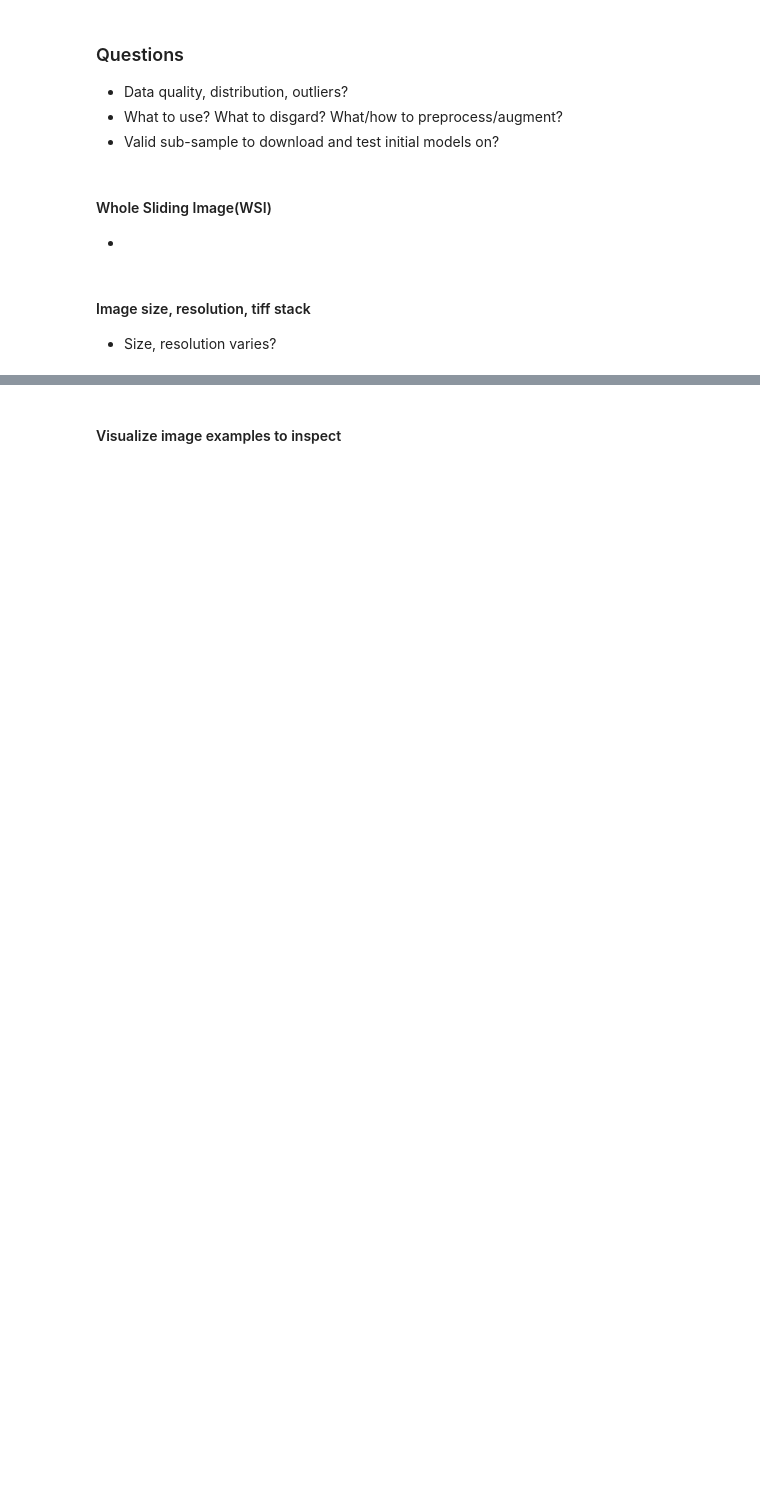
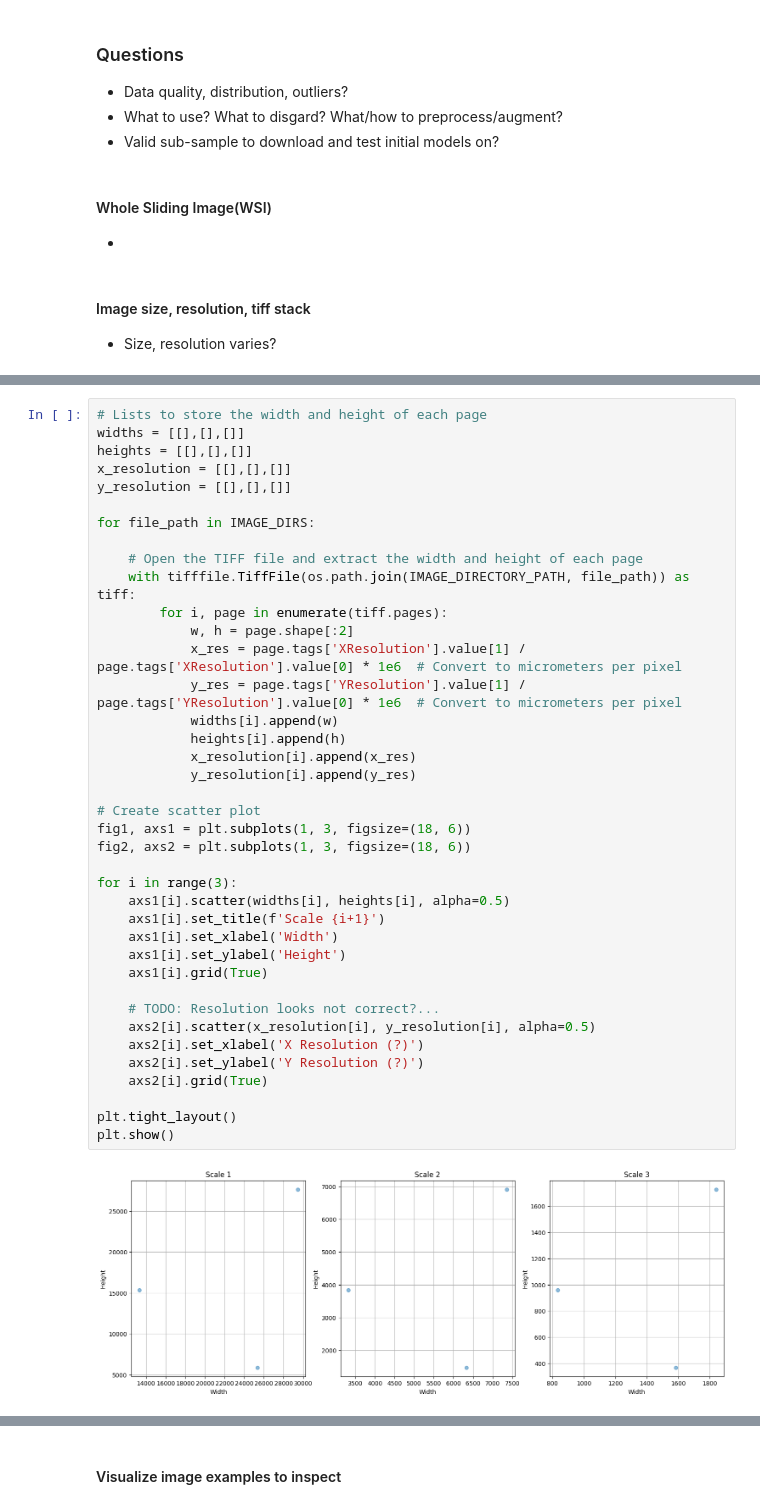
Before and after one commit to Huangt19150/microscopy-with-ml, a Jupyter notebook: notebooks/01_eda.ipynb, the cells around one changed output, grey strips where cells are left out. Saved outputs shown, nothing was run; the diff lists cells and outputs as text; blank space fills up the shorter version.

```diff
--- a/notebooks/01_eda.ipynb
+++ b/notebooks/01_eda.ipynb
@@ -55,0 +73,41 @@ print(dpi_x, dpi_y, dpi_unit)
+# %%
+# Lists to store the width and height of each page
+widths = [[],[],[]]
+heights = [[],[],[]]
+x_resolution = [[],[],[]]
+y_resolution = [[],[],[]]
+
+for file_path in IMAGE_DIRS:
+
+    # Open the TIFF file and extract the width and height of each page
+    with tifffile.TiffFile(os.path.join(IMAGE_DIRECTORY_PATH, file_path)) as tiff:
+        for i, page in enumerate(tiff.pages):
+            w, h = page.shape[:2]
+            x_res = page.tags['XResolution'].value[1] / page.tags['XResolution'].value[0] * 1e6  # Convert to micrometers per pixel
+            y_res = page.tags['YResolution'].value[1] / page.tags['YResolution'].value[0] * 1e6  # Convert to micrometers per pixel
+            widths[i].append(w)
+            heights[i].append(h)
+            x_resolution[i].append(x_res)
+            y_resolution[i].append(y_res)
+
+# Create scatter plot
+fig1, axs1 = plt.subplots(1, 3, figsize=(18, 6))
+fig2, axs2 = plt.subplots(1, 3, figsize=(18, 6))
+
+for i in range(3):
+    axs1[i].scatter(widths[i], heights[i], alpha=0.5)
+    axs1[i].set_title(f'Scale {i+1}')
+    axs1[i].set_xlabel('Width')
+    axs1[i].set_ylabel('Height')
+    axs1[i].grid(True)
+
+    # TODO: Resolution looks not correct?...
+    axs2[i].scatter(x_resolution[i], y_resolution[i], alpha=0.5)
+    axs2[i].set_xlabel('X Resolution (?)')
+    axs2[i].set_ylabel('Y Resolution (?)')
+    axs2[i].grid(True)
+
+plt.tight_layout()
+plt.show()
+# %% [output]
+[figure, added]
```
Also changed, not shown: parts of 7 cells of this notebook, 1 other file.
